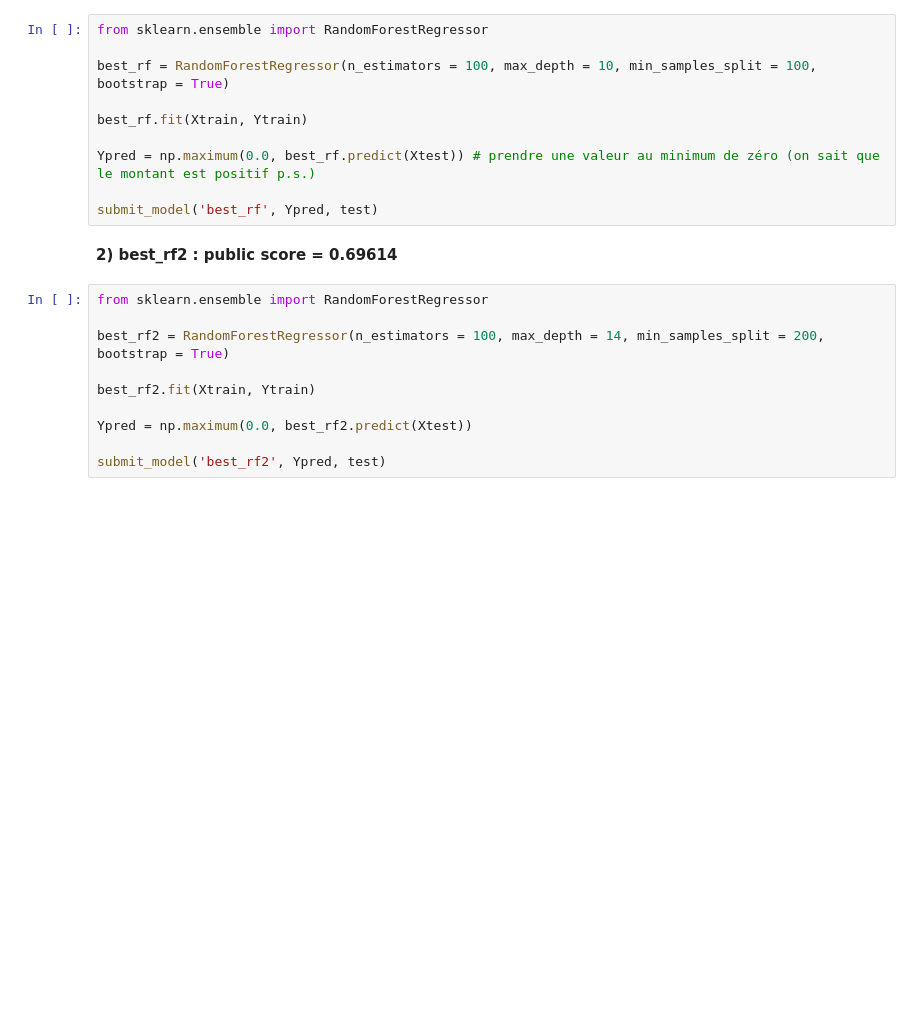
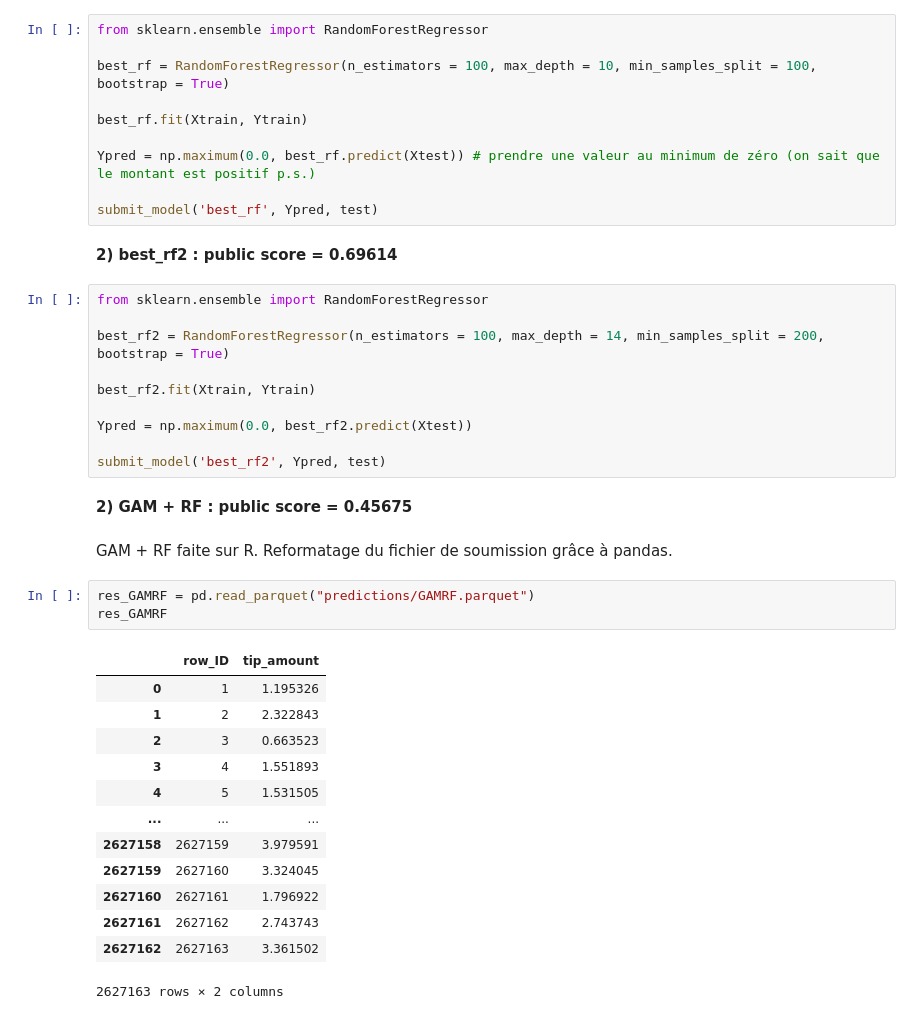
Before and after one commit to DarenXL/Apprentissage-Supervise-M2-MIA, a Jupyter notebook: Regression/regression.ipynb, the cells around one changed output. Cells and saved outputs as stored; diff of their text form; blank space fills up the shorter version.

Commit message:
GAMRF

```diff
--- a/Regression/regression.ipynb
+++ b/Regression/regression.ipynb
@@ -496,3 +496,24 @@ best_rf2.fit(Xtrain, Ytrain)
 Ypred = np.maximum(0.0, best_rf2.predict(Xtest))
 
 submit_model('best_rf2', Ypred, test)
+# %% [markdown]
+**2) GAM + RF : public score = 0.45675**
+# %% [markdown]
+GAM + RF faite sur R. Reformatage du fichier de soumission grâce à pandas.
+# %%
+res_GAMRF = pd.read_parquet("predictions/GAMRF.parquet")
+res_GAMRF
+# %% [output]
+|  | row_ID | tip_amount |
+| 0 | 1 | 1.195326 |
+| 1 | 2 | 2.322843 |
+| 2 | 3 | 0.663523 |
+| 3 | 4 | 1.551893 |
+| 4 | 5 | 1.531505 |
+| ... | ... | ... |
+| 2627158 | 2627159 | 3.979591 |
+| 2627159 | 2627160 | 3.324045 |
+| 2627160 | 2627161 | 1.796922 |
+| 2627161 | 2627162 | 2.743743 |
+| 2627162 | 2627163 | 3.361502 |
+2627163 rows × 2 columns
```
Also changed, not shown: parts of 2 cells of this notebook, 1 other file.
